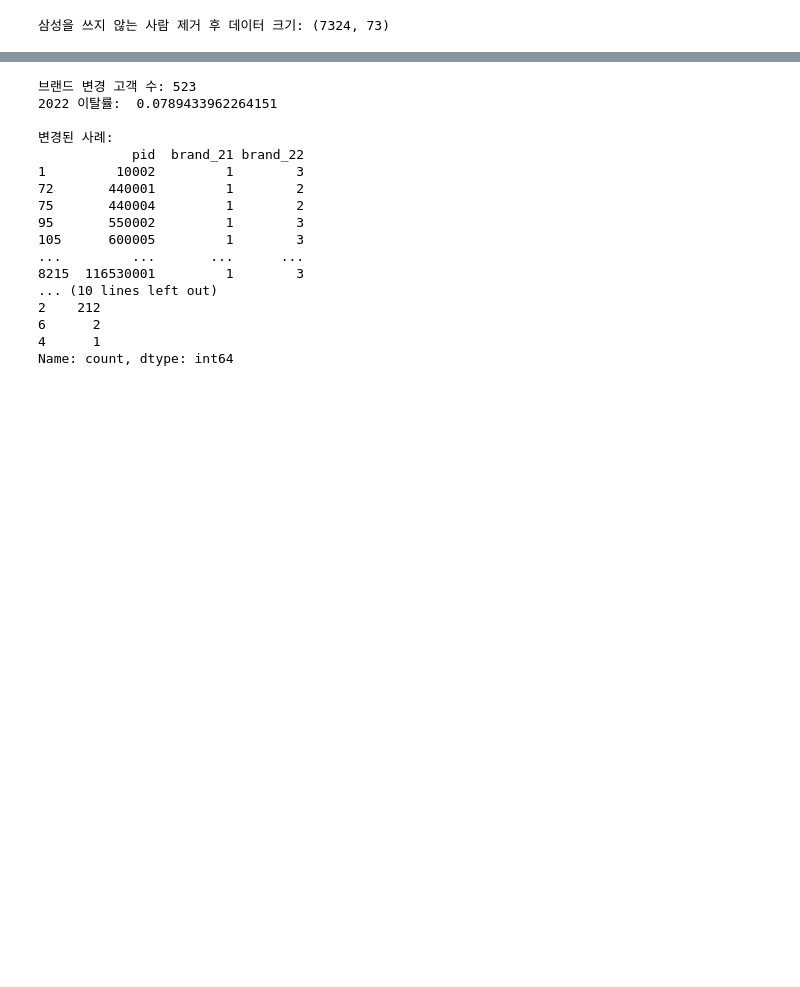
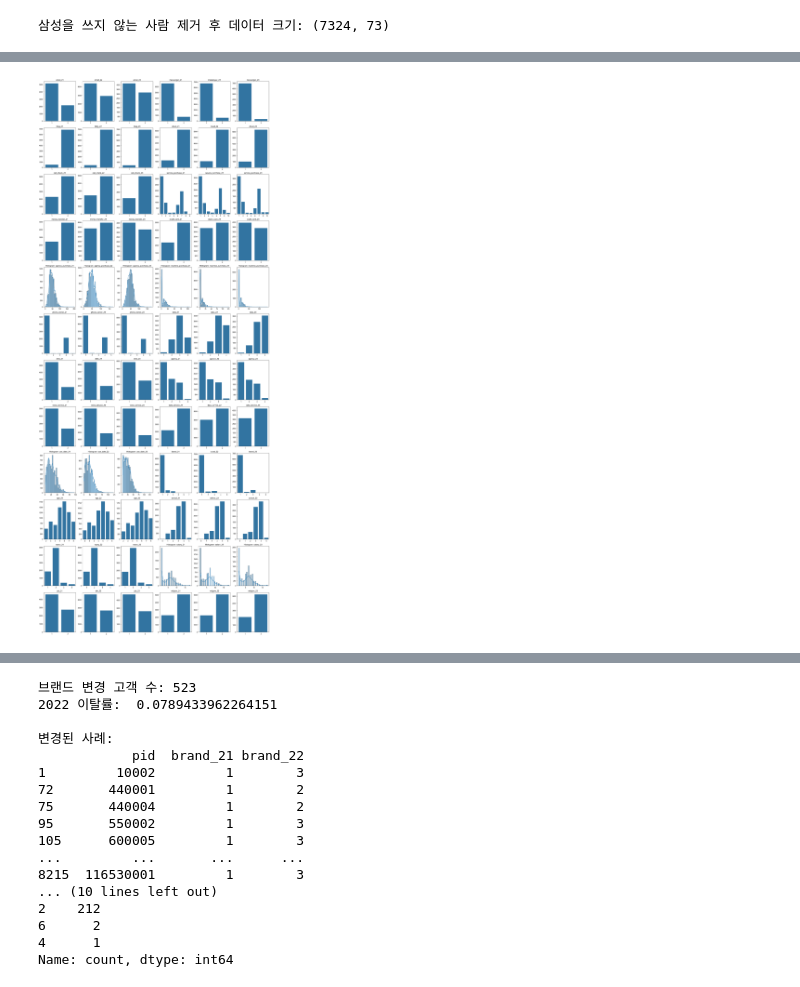
Before and after one commit to SKNETWORKS-FAMILY-AICAMP/SKN09-2nd-3Team, a Jupyter notebook: phone_brand_ML_project_sj.ipynb, the cells around one changed output, grey strips where cells are left out. Drawn from its saved outputs; the diff is of its cells as text; code cells hidden in the pictures; blank space fills up the shorter version.

```diff
--- a/phone_brand_ML_project_sj.ipynb
+++ b/phone_brand_ML_project_sj.ipynb
@@ -156,0 +247,61 @@ print("\n삼성을 쓰지 않는 사람 제거 후 데이터 크기:", phone_df.
+# %%
+import matplotlib.pyplot as plt
+import seaborn as sns
+
+# 확인할 변수 리스트
+selected_cols = [
+    'email_21', 'email_22', 'email_23',
+    'messenger_21', 'messenger_22', 'messenger_23',
+    'blog_21', 'blog_22', 'blog_23',
+    'cloud_21', 'cloud_22', 'cloud_23',
+    'call_check_21', 'call_check_22', 'call_check_23',
+    'service_purchase_21', 'service_purchase_22', 'service_purchase_23',
+    'money_transfer_21', 'money_transfer_22', 'money_transfer_23',
+    'cradit_card_21', 'cradit_card_22', 'cradit_card_23',
+    'agency_purchase_21', 'agency_purchase_22', 'agency_purchase_23',
+    'machine_purchase_21', 'machine_purchase_22', 'machine_purchase_23',
+    'phone_owner_21', 'phone_owner_22', 'phone_owner_23',
+    'data_21', 'data_22', 'data_23',
+    'dmb_21', 'dmb_22', 'dmb_23',
+    'agency_21', 'agency_22', 'agency_23',
+    'voice_service_21', 'voice_service_22', 'voice_service_23',
+    'data_service_21', 'data_service_22', 'data_service_23',
+    'use_date_21', 'use_date_22', 'use_date_23',
+    'brand_21', 'brand_22', 'brand_23',
+    'age_21', 'age_22', 'age_23',
+    'school_21', 'school_22', 'school_23',
+    'marry_21', 'marry_22', 'marry_23',
+    'salary_21', 'salary_22', 'salary_23',
+    'job_21', 'job_22', 'job_23',
+    'religion_21', 'religion_22', 'religion_23'
+]
+
+
+# 그래프 크기 설정
+n_cols = 6  # 한 줄에 4개씩 출력
+n_rows = (len(selected_cols) + n_cols - 1) // n_cols  # 총 행 개수
+
+fig, axes = plt.subplots(n_rows, n_cols, figsize=(20, 4 * n_rows))
+
+# 변수별 그래프 그리기
+for i, col in enumerate(selected_cols):
+    ax = axes[i // n_cols, i % n_cols]  # 현재 subplot 위치
+
+    if phone_df[col].nunique() > 10:  # 연속형 변수 (고유값 10개 초과)
+        sns.histplot(phone_df[col], kde=True, bins=30, ax=ax)
+        ax.set_title(f"Histogram: {col}")
+    else:  # 범주형 변수 (고유값 10개 이하)
+        sns.countplot(x=phone_df[col], ax=ax)
+        ax.set_title(f"{col}")
+
+    ax.set_xlabel("")  # x축 라벨 제거
+    ax.set_ylabel("")
+
+# 불필요한 빈 서브플롯 제거
+for j in range(i + 1, n_rows * n_cols):
+    fig.delaxes(axes.flatten()[j])
+
+plt.tight_layout()
+plt.show()
+# %% [output]
+[figure, added]
```
Also changed, not shown: parts of 15 cells of this notebook, 9 other files.
